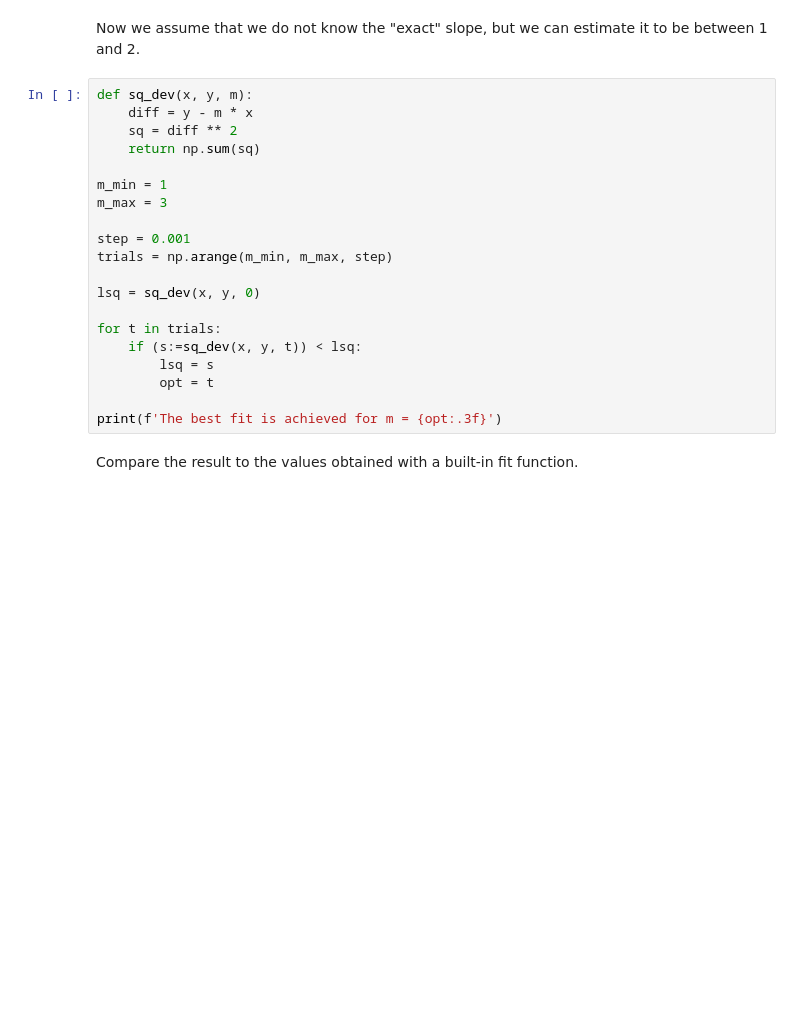
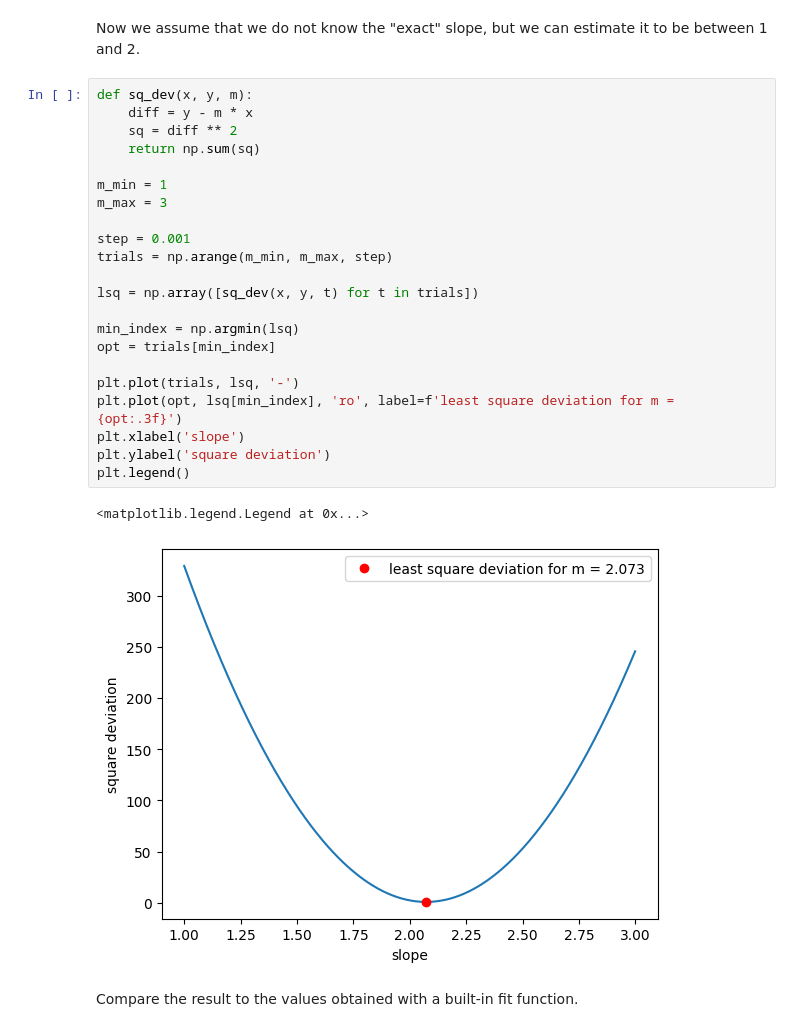
Before and after one commit to bylands/comp_tools, a Jupyter notebook: ex_linreg.ipynb, the cells around one changed output. Cells and saved outputs as stored; diff of their text form; blank space fills up the shorter version.

```diff
--- a/ex_linreg.ipynb
+++ b/ex_linreg.ipynb
@@ -26,23 +29,28 @@ Now we assume that we do not know the "exact" slope, but we can estimate it to b
 # %%
 def sq_dev(x, y, m):
     diff = y - m * x
     sq = diff ** 2
     return np.sum(sq)
 
 m_min = 1
 m_max = 3
 
 step = 0.001
 trials = np.arange(m_min, m_max, step)
 
-lsq = sq_dev(x, y, 0)
+lsq = np.array([sq_dev(x, y, t) for t in trials])
 
-for t in trials:
-    if (s:=sq_dev(x, y, t)) < lsq:
-        lsq = s
-        opt = t
+min_index = np.argmin(lsq)
+opt = trials[min_index]
 
-print(f'The best fit is achieved for m = {opt:.3f}')
+plt.plot(trials, lsq, '-')
+plt.plot(opt, lsq[min_index], 'ro', label=f'least square deviation for m = {opt:.3f}')
+plt.xlabel('slope')
+plt.ylabel('square deviation')
+plt.legend()
+# %% [output]
+<matplotlib.legend.Legend at 0x...>
+[figure, added]
 # %% [markdown]
 Compare the result to the values obtained with a built-in fit function.
 # %%
```
Also changed, not shown: parts of 2 cells of this notebook, 2 other files.
